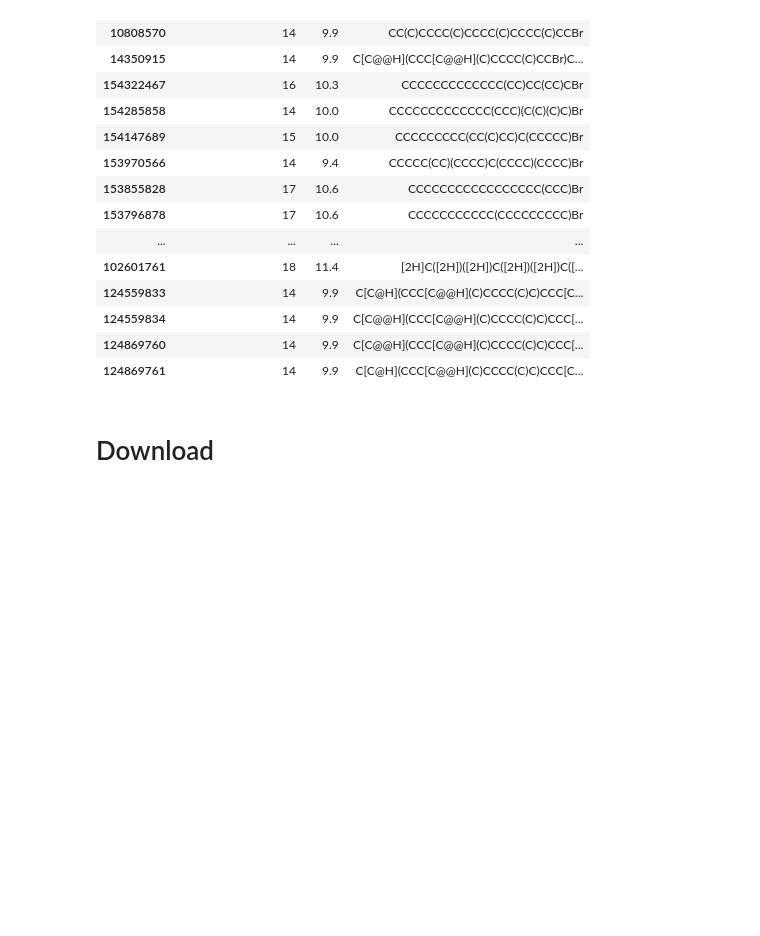
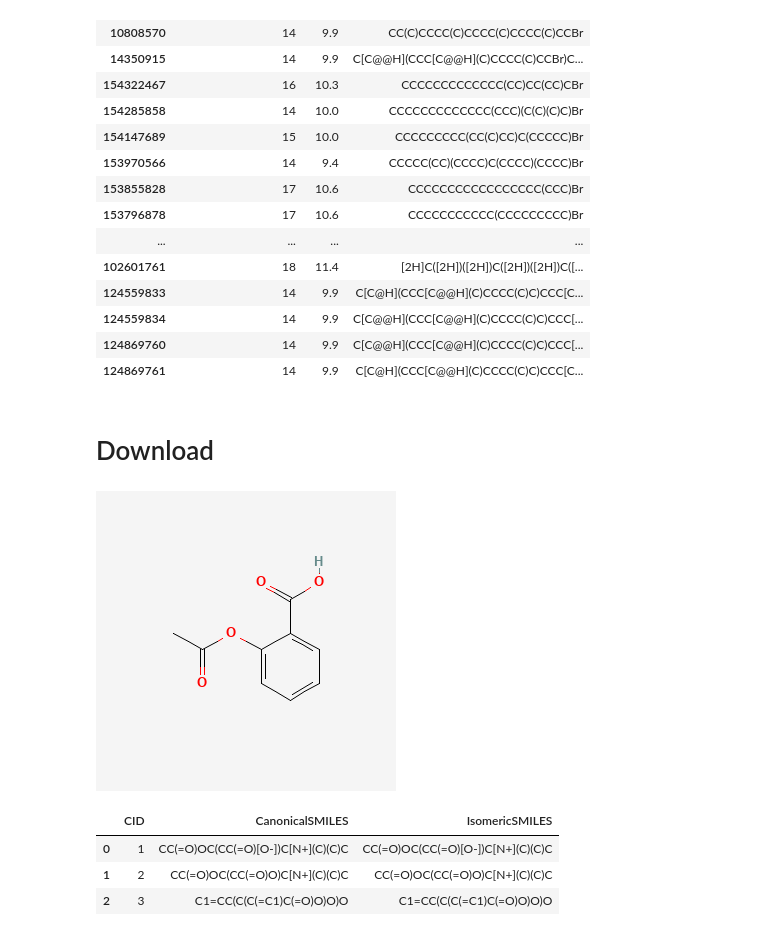
Before and after one commit to chemoinformatics-lecture/lecture-beginner, a Jupyter notebook: lesson03_pubchempy/lecture_note_pubchem.ipynb, the cells around one changed output. Drawn from its saved outputs; the diff is of its cells as text; code cells hidden in the pictures; blank space fills up the shorter version.

```diff
--- a/lesson03_pubchempy/lecture_note_pubchem.ipynb
+++ b/lesson03_pubchempy/lecture_note_pubchem.ipynb
@@ -297,5 +297,18 @@ df_formula
 # Download
 # %%
 pcp.download('PNG', 'asp.png', 'Aspirin', 'name')
+# %%
+from IPython.display import Image, display_png
+display_png(Image("asp.png"))
+# %% [output]
+[figure, added]
 # %%
 pcp.download('CSV', 's.csv', [1,2,3], operation='property/CanonicalSMILES,IsomericSMILES')
+# %%
+df = pd.read_csv("s.csv")
+df
+# %% [output]
+|  | CID | CanonicalSMILES | IsomericSMILES |
+| 0 | 1 | CC(=O)OC(CC(=O)[O-])C[N+](C)(C)C | CC(=O)OC(CC(=O)[O-])C[N+](C)(C)C |
+| 1 | 2 | CC(=O)OC(CC(=O)O)C[N+](C)(C)C | CC(=O)OC(CC(=O)O)C[N+](C)(C)C |
+| 2 | 3 | C1=CC(C(C(=C1)C(=O)O)O)O | C1=CC(C(C(=C1)C(=O)O)O)O |
```
